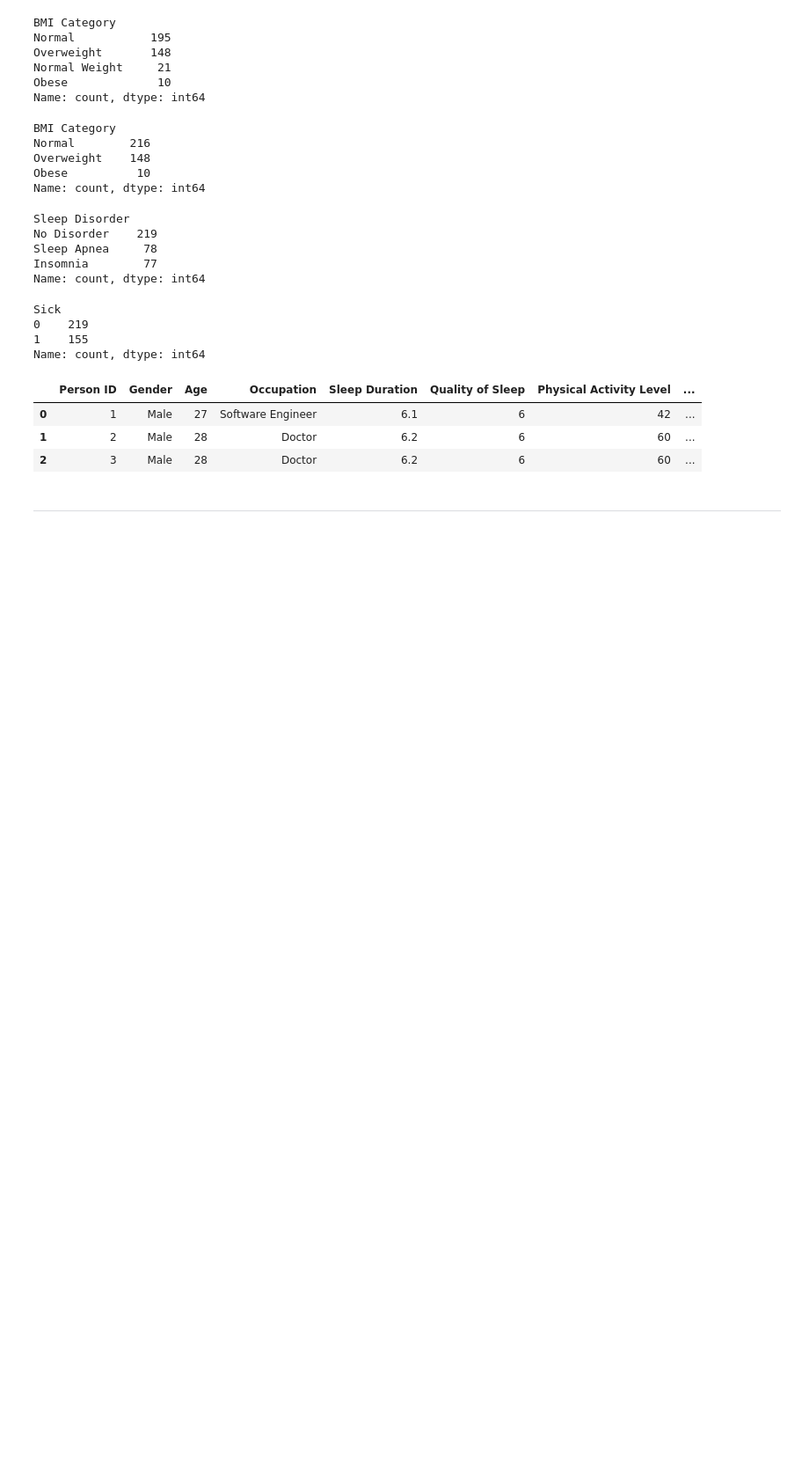
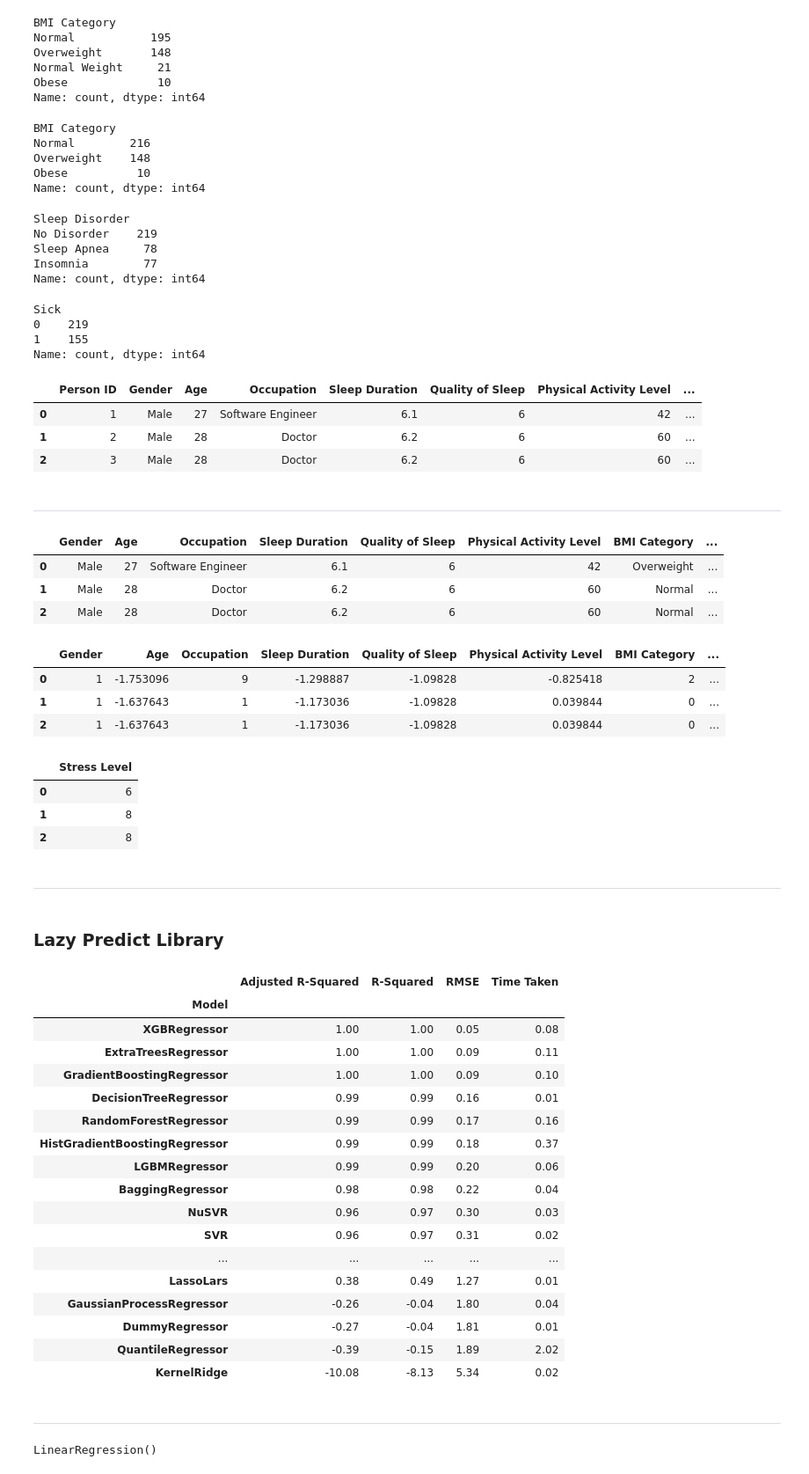
Before and after one commit to AshNumpy/Sleep-Health-ML-Project, a Jupyter notebook: Notebooks/machine-learning-playground.ipynb, the cells around one changed output. Shown at 88% size. Cells and saved outputs as stored; diff of their text form; code cells hidden in the pictures; blank space fills up the shorter version.

```diff
--- a/Notebooks/machine-learning-playground.ipynb
+++ b/Notebooks/machine-learning-playground.ipynb
@@ -127,7 +126,42 @@ df.head(3)
 <hr>
 # %%
 X = df.drop(['Person ID', 'Stress Level'], axis=1)
-y = df['Stress Level']
+y = df[['Stress Level']]
+# %%
+X.head(3)
+# %% [output]
+|  | Gender | Age | Occupation | Sleep Duration | Quality of Sleep | Physical Activity Level | BMI Category | ... |
+| 0 | Male | 27 | Software Engineer | 6.1 | 6 | 42 | Overweight | ... |
+| 1 | Male | 28 | Doctor | 6.2 | 6 | 60 | Normal | ... |
+| 2 | Male | 28 | Doctor | 6.2 | 6 | 60 | Normal | ... |
+# %%
+from sklearn.preprocessing import LabelEncoder
+
+le = LabelEncoder()
+
+for column in categoric:
+    X[column] = le.fit_transform(X[column])
+# %%
+from sklearn.preprocessing import StandardScaler
+
+scaler = StandardScaler()
+
+for column in numeric:
+    X[column] = scaler.fit_transform(X[column].values.reshape(-1,1))
+# %%
+X.head(3)
+# %% [output]
+|  | Gender | Age | Occupation | Sleep Duration | Quality of Sleep | Physical Activity Level | BMI Category | ... |
+| 0 | 1 | -1.753096 | 9 | -1.298887 | -1.09828 | -0.825418 | 2 | ... |
+| 1 | 1 | -1.637643 | 1 | -1.173036 | -1.09828 | 0.039844 | 0 | ... |
+| 2 | 1 | -1.637643 | 1 | -1.173036 | -1.09828 | 0.039844 | 0 | ... |
+# %%
+y.head(3)
+# %% [output]
+|  | Stress Level |
+| 0 | 6 |
+| 1 | 8 |
+| 2 | 8 |
 # %%
 from sklearn.model_selection import train_test_split
 
@@ -139,0 +169,39 @@ le.fit()
+# %% [markdown]
+<hr>
+# %% [markdown]
+### Lazy Predict Library
+# %%
+from lazypredict.Supervised import LazyClassifier, LazyRegressor
+
+reg = LazyRegressor(verbose=0, ignore_warnings=True, custom_metric=None)
+models, predictions = reg.fit(X_train, X_test, y_train, y_test)
+
+models.sort_values(by=['RMSE', 'Time Taken'])
+# %% [output]
+|  | Adjusted R-Squared | R-Squared | RMSE | Time Taken |
+| Model |  |  |  |  |
+| XGBRegressor | 1.00 | 1.00 | 0.05 | 0.08 |
+| ExtraTreesRegressor | 1.00 | 1.00 | 0.09 | 0.11 |
+| GradientBoostingRegressor | 1.00 | 1.00 | 0.09 | 0.10 |
+| DecisionTreeRegressor | 0.99 | 0.99 | 0.16 | 0.01 |
+| RandomForestRegressor | 0.99 | 0.99 | 0.17 | 0.16 |
+| HistGradientBoostingRegressor | 0.99 | 0.99 | 0.18 | 0.37 |
+| LGBMRegressor | 0.99 | 0.99 | 0.20 | 0.06 |
+| BaggingRegressor | 0.98 | 0.98 | 0.22 | 0.04 |
+| NuSVR | 0.96 | 0.97 | 0.30 | 0.03 |
+| SVR | 0.96 | 0.97 | 0.31 | 0.02 |
+| ... | ... | ... | ... | ... |
+| LassoLars | 0.38 | 0.49 | 1.27 | 0.01 |
+| GaussianProcessRegressor | -0.26 | -0.04 | 1.80 | 0.04 |
+| DummyRegressor | -0.27 | -0.04 | 1.81 | 0.01 |
+| QuantileRegressor | -0.39 | -0.15 | 1.89 | 2.02 |
+| KernelRidge | -10.08 | -8.13 | 5.34 | 0.02 |
+# %% [markdown]
+<hr>
+# %%
+from sklearn.linear_model import LinearRegression
+
+lr = LinearRegression()
+lr.fit(X_train, y_train)
+# %% [output]
+LinearRegression()
```
Also changed, not shown: parts of 7 cells of this notebook, 1 other file.
